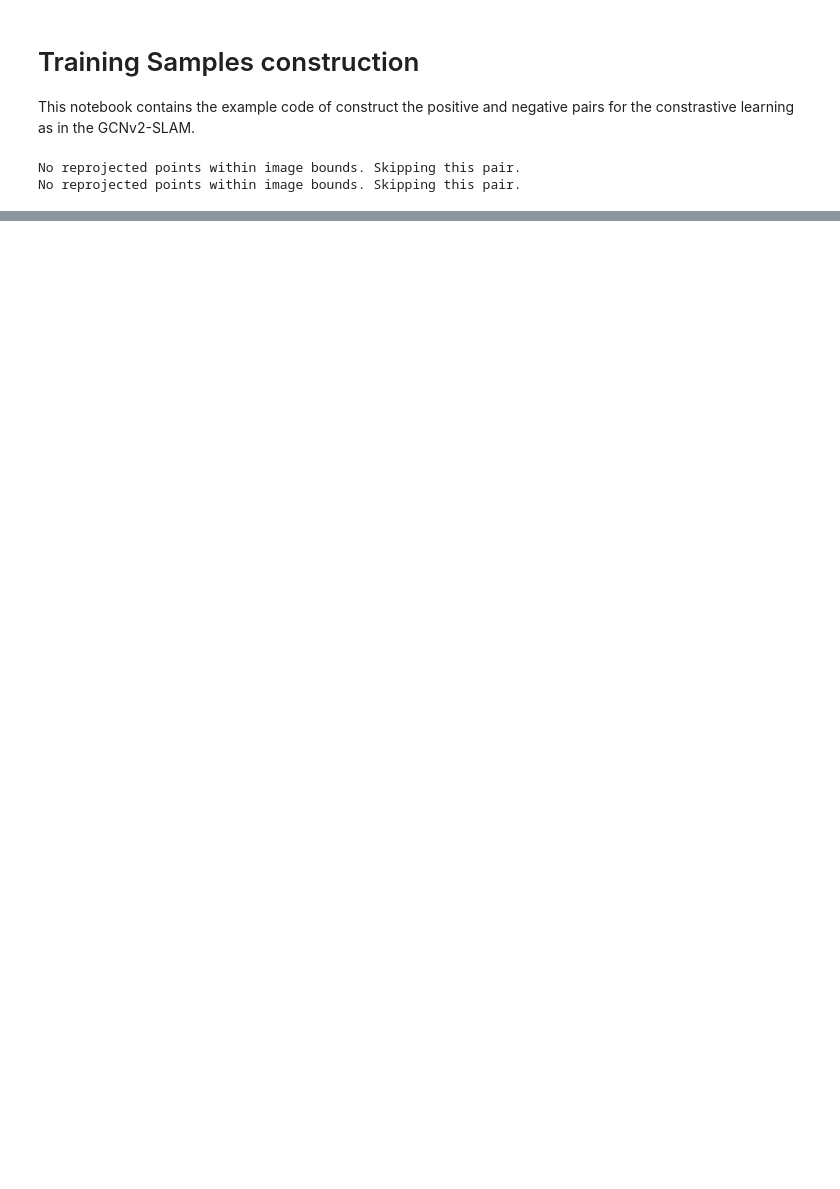
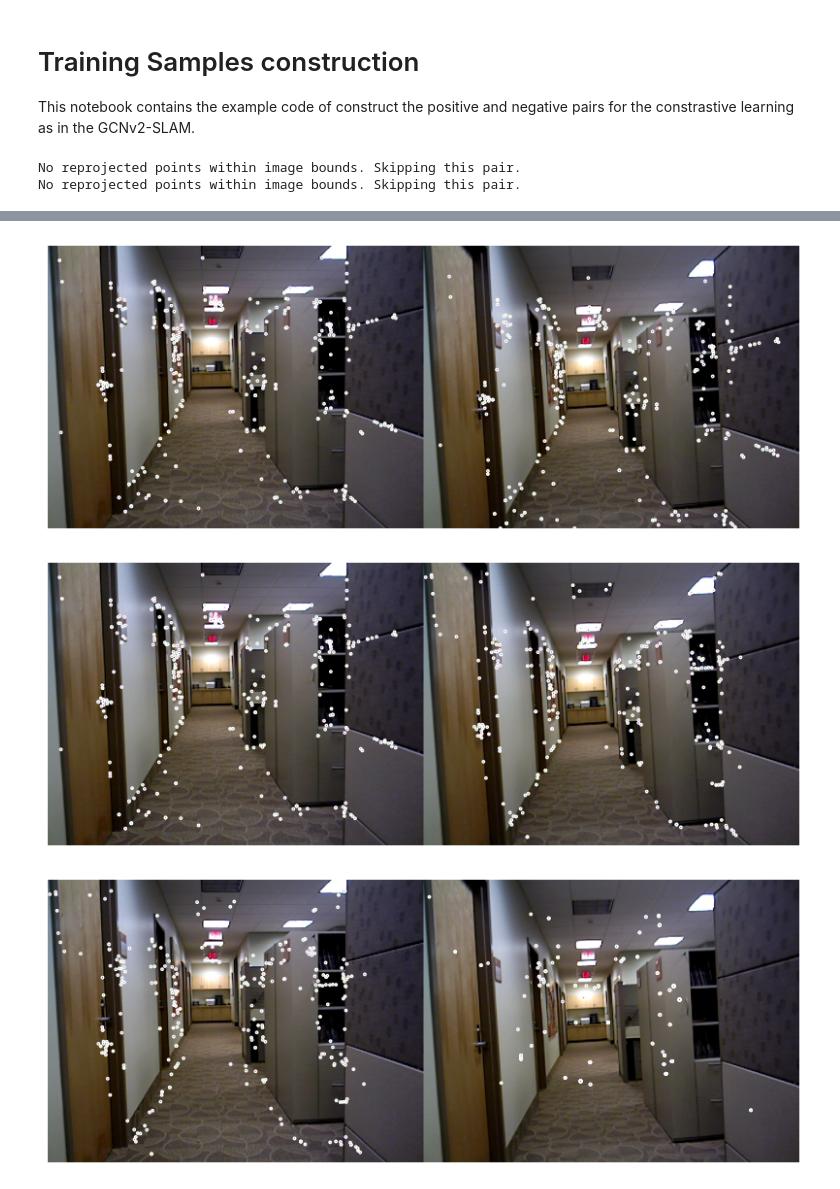
Before and after one commit to ownEyes/Learning-based-Feature-for-VSLAM, a Jupyter notebook: datasets/samples_constructor/notebooks/samples_example.ipynb, the cells around one changed output, grey strips where cells are left out. Cells and saved outputs as stored; diff of their text form; code cells hidden in the pictures; blank space fills up the shorter version.

```diff
--- a/datasets/samples_constructor/notebooks/samples_example.ipynb
+++ b/datasets/samples_constructor/notebooks/samples_example.ipynb
@@ -465,0 +578,6 @@ visualize_pairs(loaded_positive_pairs, loaded_negative_pairs)
+# %%
+visualize_points_side_by_side(loaded_positive_pairs, loaded_negative_pairs)
+# %% [output]
+[figure, added]
+[figure, added]
+[figure, added]
```
Also changed, not shown: parts of 6 cells of this notebook.
